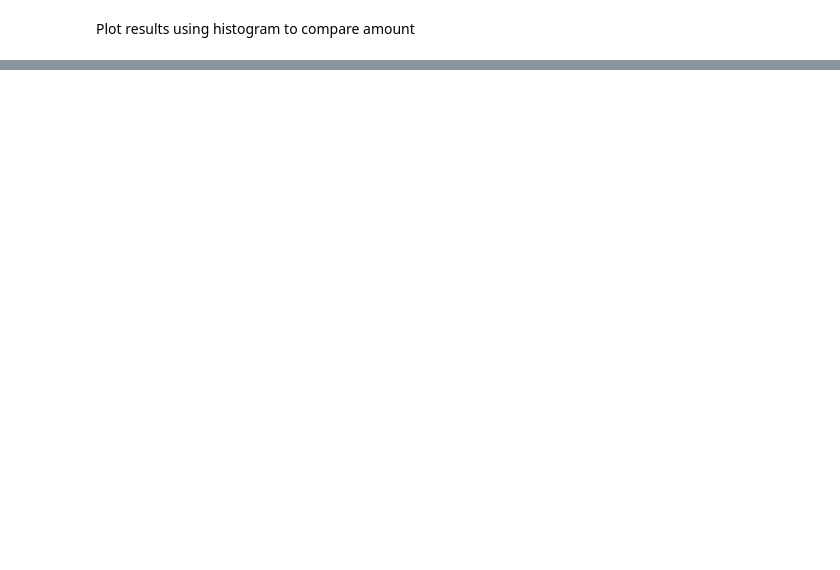
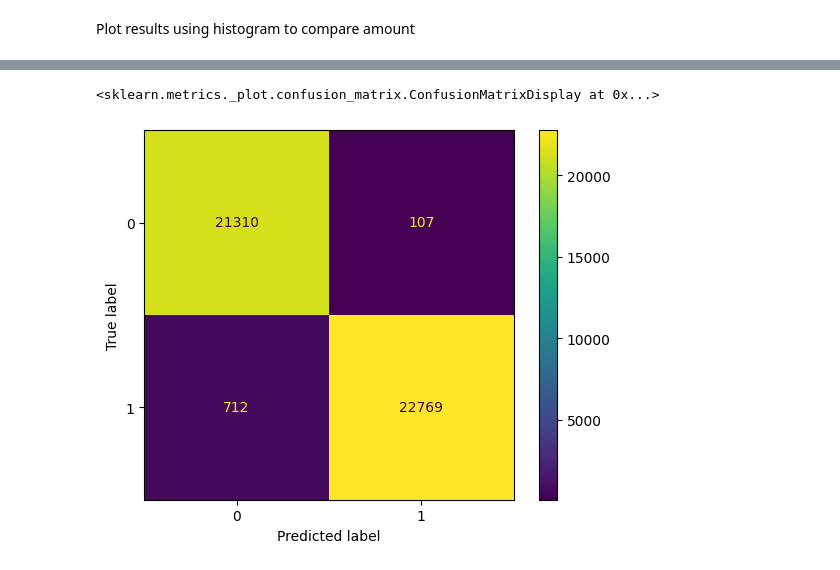
Before and after one commit to andrii-shchur/fake_news_detector, a Jupyter notebook: Shchur_Honserovska_Work.ipynb, the cells around one changed output, grey strips where cells are left out. Drawn from its saved outputs; the diff is of its cells as text; code cells hidden in the pictures; blank space fills up the shorter version.

Commit message:
confusion matrix added

```diff
--- a/Shchur_Honserovska_Work.ipynb
+++ b/Shchur_Honserovska_Work.ipynb
@@ -327,0 +327,13 @@ plt.hist(result_true, bins=2, edgecolor='black')
+# %%
+from sklearn.metrics import confusion_matrix, ConfusionMatrixDisplay
+
+binary_true_predictions = np.where(result_true > 0.5, 1, 0)
+binary_fake_predictions = np.where(result_fake > 0.5, 1, 0)
+binary_predictions = np.concatenate((binary_true_predictions, binary_fake_predictions))
+true_labels = np.concatenate((np.zeros(len(binary_true_predictions)), np.ones(len(binary_fake_predictions))))
+cm = confusion_matrix(true_labels, binary_predictions)
+disp = ConfusionMatrixDisplay(confusion_matrix=cm)
+disp.plot()
+# %% [output]
+<sklearn.metrics._plot.confusion_matrix.ConfusionMatrixDisplay at 0x...>
+[figure, added]
```
Also changed, not shown: parts of 8 cells of this notebook.
